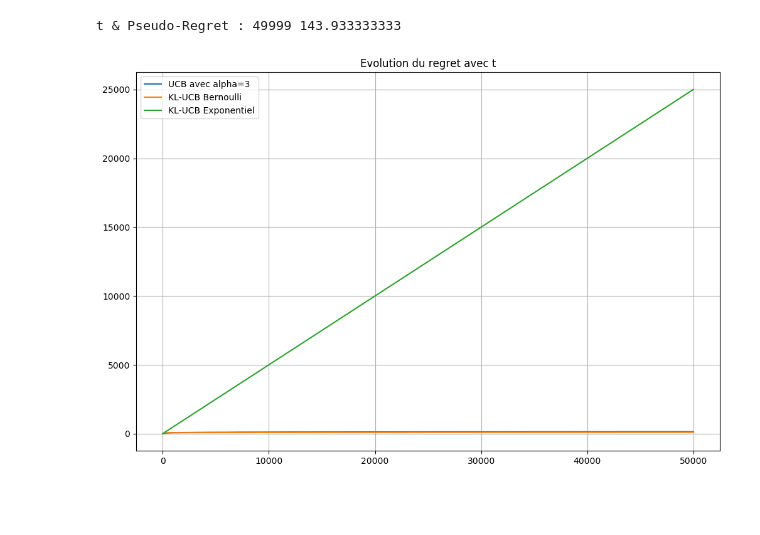
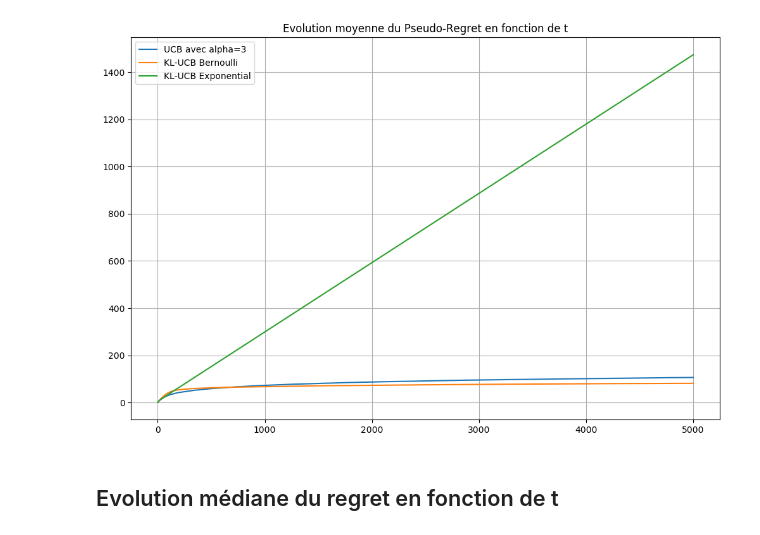
Before and after one commit to zakaryaxali/bandits_kl-ucb, a Jupyter notebook: scenario_3.ipynb, the cells around one changed output. Drawn from its saved outputs; the diff is of its cells as text; code cells hidden in the pictures; blank space fills up the shorter version.

```diff
--- a/scenario_3.ipynb
+++ b/scenario_3.ipynb
@@ -131,27 +168,38 @@ t & Reward (total) KL-UCB Exponential : 49999 7850
+# %%
+#UCB
+total_action_ucb = np.zeros((K,T))
+for actions_ucb3 in actions_list_ucb3:
+    total_action_ucb += np.cumsum(actions_ucb3, axis=1) #Nb d'actions accumulé sur chaque bras
+total_action_ucb = total_action_ucb / runs
+regret_cumule_ucb = np.dot(delta, total_action_ucb[:,:]) #Regret accumulé
+
+#KL-UCB Bernoulli
+total_action_klucb_bernoulli = np.zeros((K,T))
+for actions_klucb_bernoulli in actions_list_klucb_bernoulli:
+    total_action_klucb_bernoulli += np.cumsum(actions_klucb_bernoulli, axis=1) #Nb d'actions accumulé sur chaque bras
+total_action_klucb_bernoulli = total_action_klucb_bernoulli / runs
+regret_cumule_klucb_bernoulli = np.dot(delta, total_action_klucb_bernoulli[:,:]) #Regret accumulé
+
+#KL-UCB Exponentiel
+total_action_klucb_exponential = np.zeros((K,T))
+for actions_klucb_exponential in actions_list_klucb_exponential:
+    total_action_klucb_exponential += np.cumsum(actions_klucb_exponential, axis=1) #Nb d'actions accumulé sur chaque bras
+total_action_klucb_exponential = total_action_klucb_exponential / runs
+regret_cumule_klucb_exponential = np.dot(delta, total_action_klucb_exponential[:,:]) #Regret accumulé
 # %%
-#UCB
-totalAction=np.cumsum(Action_UCB3,axis=1) #Nb d'actions accumulé sur chaque bras
-cumRegret=np.dot(Delta,totalAction[:,:]) #Regret accumulé
-#KL-UCB Bernoulli
-total_action_klucb = np.cumsum(actions_klucb, axis=1) #Nb d'actions accumulé sur chaque bras
-cum_regret_klucb = np.dot(Delta, total_action_klucb[:,:]) #Regret accumulé
-#KL-UCB exp
-total_action_klucbexp = np.cumsum(actions_klucbexp, axis=1) #Nb d'actions accumulé sur chaque bras
-cum_regret_klucbexp = np.dot(Delta, total_action_klucbexp[:,:]) #Regret accumulé
+fig=plt.figure(figsize=(12,8))
+ax1 = fig.add_subplot(1,1,1)
 
-print("t & Pseudo-Regret :",t,cumRegret[T-1])
+ax1.plot(regret_cumule_ucb[:], linestyle='-', label='UCB avec alpha=3')
+ax1.plot(regret_cumule_klucb_bernoulli[:], linestyle='-', label='KL-UCB Bernoulli')
+ax1.plot(regret_cumule_klucb_exponential[:], linestyle='-', label='KL-UCB Exponential')
 
-fig=plt.figure(figsize=(12,8))
-##fig=plt.figure()
-ax1 = fig.add_subplot(1,1,1)
-ax1.plot(cumRegret[:],linestyle='-', label='UCB avec alpha=3')
-ax1.plot(cum_regret_klucb[:],linestyle='-', label='KL-UCB Bernoulli')
-ax1.plot(cum_regret_klucbexp[:],linestyle='-', label='KL-UCB Exponentiel')
 ax1.legend(loc='best')
 ax1.grid()
-ax1.set_title('Evolution du regret avec t')
+ax1.set_title('Evolution moyenne du Pseudo-Regret en fonction de t')
 #ax1.xscale('log')
 plt.show()
 # %% [output]
-t & Pseudo-Regret : 49999 143.933333333
-[figure, old version]
+[figure, new version]
+# %% [markdown]
+## Evolution médiane du regret en fonction de t
```
Also changed, not shown: parts of 25 cells of this notebook.
